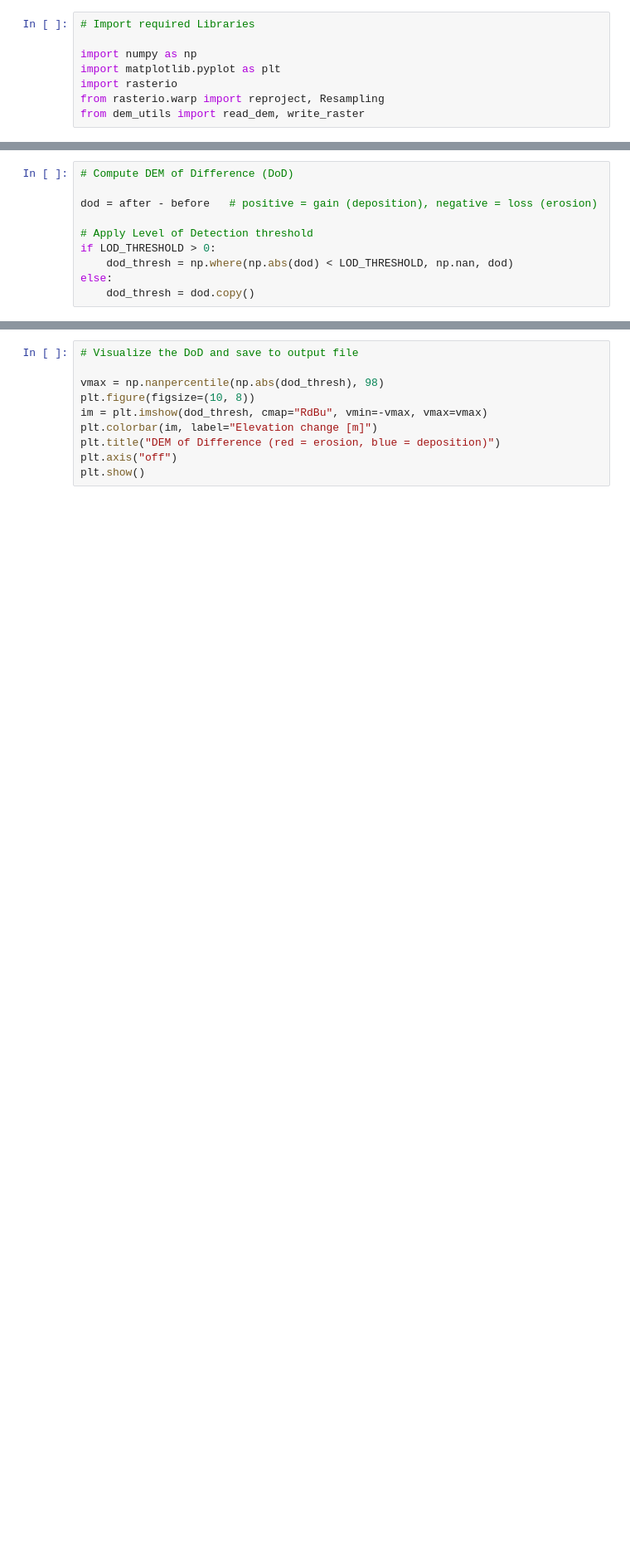
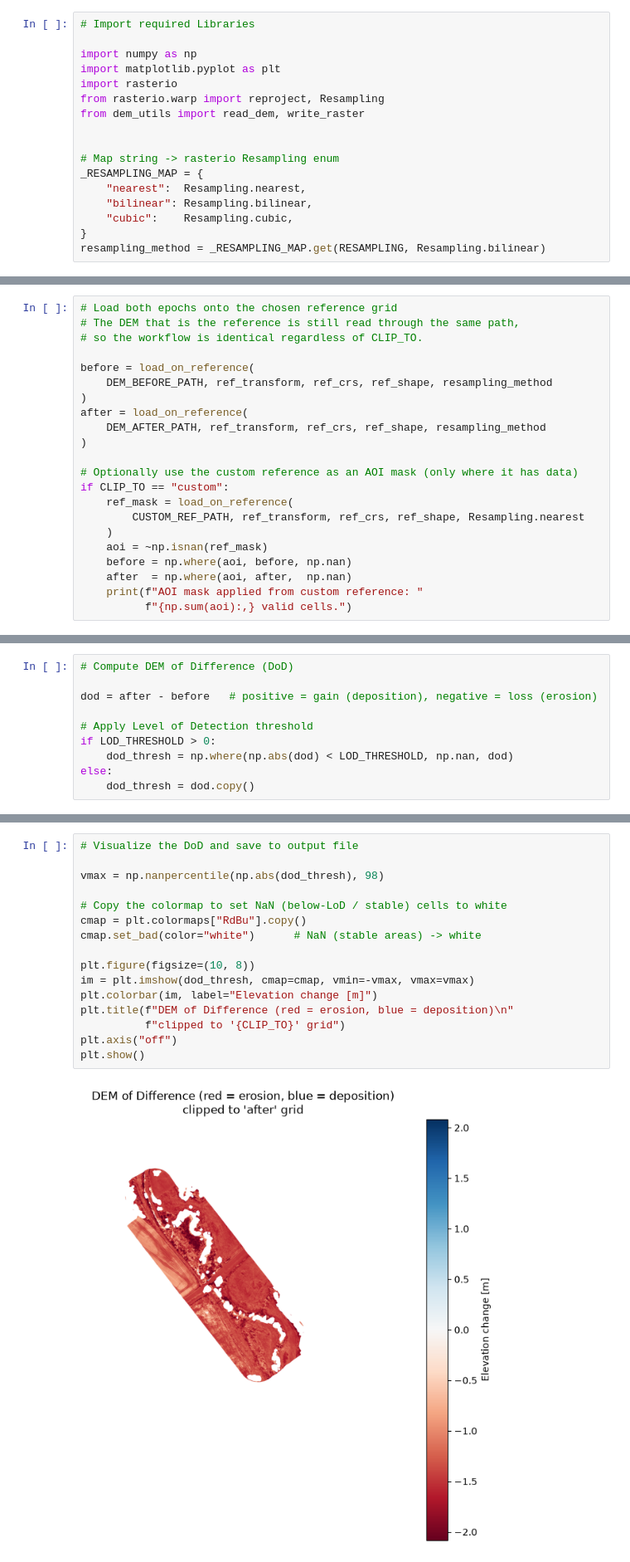
Before and after one commit to OceeDiTT/uav-lidar-terrain-analysis, a Jupyter notebook: 05_dod_volume.ipynb, the cells around one changed output, grey strips where cells are left out. Shown at 83% size. Cells and saved outputs as stored; diff of their text form; blank space fills up the shorter version.

```diff
--- a/05_dod_volume.ipynb
+++ b/05_dod_volume.ipynb
@@ -24,3 +38,12 @@ import matplotlib.pyplot as plt
 import rasterio
 from rasterio.warp import reproject, Resampling
 from dem_utils import read_dem, write_raster
+
+
+# Map string -> rasterio Resampling enum
+_RESAMPLING_MAP = {
+    "nearest":  Resampling.nearest,
+    "bilinear": Resampling.bilinear,
+    "cubic":    Resampling.cubic,
+}
+resampling_method = _RESAMPLING_MAP.get(RESAMPLING, Resampling.bilinear)
@@ -27,3 +108,25 @@ from dem_utils import read_dem, write_raster
+# %%
+# Load both epochs onto the chosen reference grid
+# The DEM that is the reference is still read through the same path,
+# so the workflow is identical regardless of CLIP_TO.
+
+before = load_on_reference(
+    DEM_BEFORE_PATH, ref_transform, ref_crs, ref_shape, resampling_method
+)
+after = load_on_reference(
+    DEM_AFTER_PATH, ref_transform, ref_crs, ref_shape, resampling_method
+)
+
+# Optionally use the custom reference as an AOI mask (only where it has data)
+if CLIP_TO == "custom":
+    ref_mask = load_on_reference(
+        CUSTOM_REF_PATH, ref_transform, ref_crs, ref_shape, Resampling.nearest
+    )
+    aoi = ~np.isnan(ref_mask)
+    before = np.where(aoi, before, np.nan)
+    after  = np.where(aoi, after,  np.nan)
+    print(f"AOI mask applied from custom reference: "
+          f"{np.sum(aoi):,} valid cells.")
 # %%
 # Load and align DEMs
 
@@ -89,13 +202,21 @@ print(f"Net volume change : {net_volume:,.2f} m^3")
 # %%
 # Visualize the DoD and save to output file
 
 vmax = np.nanpercentile(np.abs(dod_thresh), 98)
+
+# Copy the colormap to set NaN (below-LoD / stable) cells to white
+cmap = plt.colormaps["RdBu"].copy()
+cmap.set_bad(color="white")      # NaN (stable areas) -> white
+
 plt.figure(figsize=(10, 8))
-im = plt.imshow(dod_thresh, cmap="RdBu", vmin=-vmax, vmax=vmax)
+im = plt.imshow(dod_thresh, cmap=cmap, vmin=-vmax, vmax=vmax)
 plt.colorbar(im, label="Elevation change [m]")
-plt.title("DEM of Difference (red = erosion, blue = deposition)")
+plt.title(f"DEM of Difference (red = erosion, blue = deposition)\n"
+          f"clipped to '{CLIP_TO}' grid")
 plt.axis("off")
 plt.show()
+# %% [output]
+[figure, added]
 # %%
 # Save DoD raster
 
```
Also changed, not shown: parts of 6 cells of this notebook, 4 other files.
